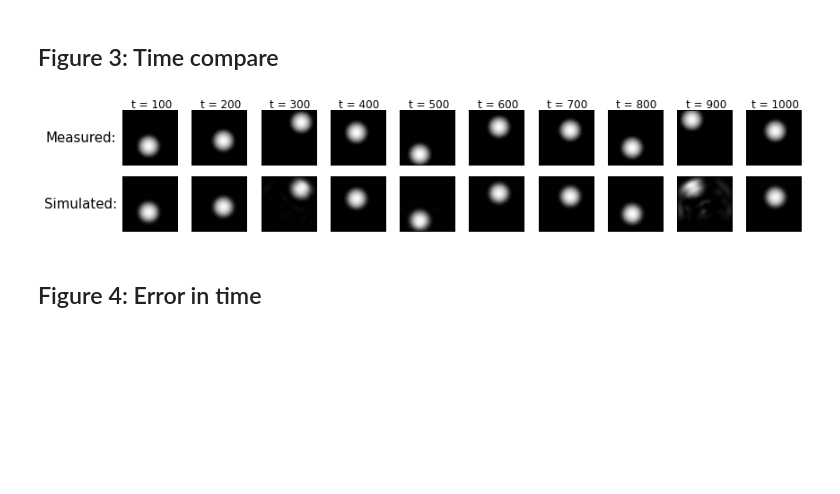
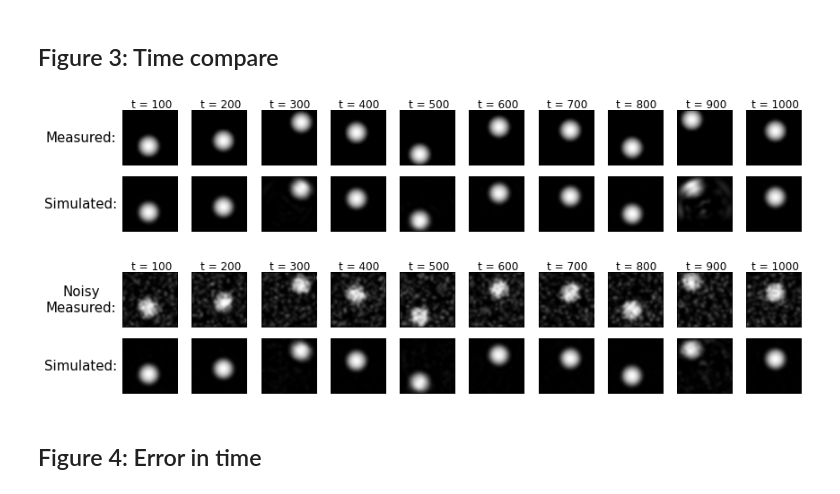
Before and after one commit to GerbenBeintema/SS-encoder-video, a Jupyter notebook: ball-in-box-encoder-approach.ipynb, the cells around one changed output. Cells and saved outputs as stored; diff of their text form; code cells hidden in the pictures; blank space fills up the shorter version.

```diff
--- a/ball-in-box-encoder-approach.ipynb
+++ b/ball-in-box-encoder-approach.ipynb
@@ -94,45 +218,50 @@ plt.show()
 # %% [markdown]
 ## Figure 3: Time compare
 # %%
-Xmax,Ymax = test_SS_encoder.y[0].shape
-Y = test_SS_encoder.y[100]
-def ball_show(Y,t,text=True):
-    Y = np.clip(Y,0,1)
-    plt.imshow(Y,cmap='gray',interpolation='bicubic',origin='lower')
-    plt.plot(np.array([0,Ymax,Ymax,0,0])-0.5,np.array([0,0,Xmax,Xmax,0])-0.5,'k')
-    if text: plt.text(Ymax/2,Xmax*1.075,'t = {}'.format(t),horizontalalignment='center',verticalalignment='center',fontdict=dict(size=12))
-    plt.axis('off')
-    #add other things
+def make_figure(test,test_sim,name,Measured='Measured'):
+    Xmax,Ymax = test.y[0].shape
+    Y = test.y[100]
+    def ball_show(Y,t,text=True):
+        Y = np.clip(Y,0,1)
+        plt.imshow(Y,cmap='gray',interpolation='bicubic',origin='lower')
+        plt.plot(np.array([0,Ymax,Ymax,0,0])-0.5,np.array([0,0,Xmax,Xmax,0])-0.5,'k')
+        if text: plt.text(Ymax/2,Xmax*1.075,'t = {}'.format(t),horizontalalignment='center',verticalalignment='center',fontdict=dict(size=12))
+        plt.axis('off')
+        #add other things
 
 
-offset = 26 #show extrapolation in 900
-tlist = list(range(100,1001,100))
-plt.figure(figsize=(15,2.5))
-plt.subplot(2,len(tlist)+1,1)
-plt.text(0.5,0.5,'Measured:',horizontalalignment='center',verticalalignment='center',fontdict=dict(size=15))
-plt.axis('off')
-plt.subplot(2,len(tlist)+1,len(tlist)+1+1)
-plt.text(0.5,0.5,'Simulated:',horizontalalignment='center',verticalalignment='center',fontdict=dict(size=15))
-plt.axis('off')
-for k,t in enumerate(tlist):
-    plt.subplot(2,len(tlist)+1,1+k+1)
-    ball_show(test.y[t+offset],t)
-    plt.subplot(2,len(tlist)+1,(1+len(tlist))+1+k+1)
-    ball_show(test_SS_encoder.y[t+offset],t,text=False)
-# plt.tight_layout() #does not work
-plt.savefig('./figures/strip.jpg',dpi=200)
-img0 = plt.imread('./figures/strip.jpg')
+    offset = 26 #show extrapolation in 900
+    tlist = list(range(100,1001,100))
+    plt.figure(figsize=(15,2.5))
+    plt.subplot(2,len(tlist)+1,1)
+    plt.text(0.5,0.5,f'{Measured}:',horizontalalignment='center',verticalalignment='center',fontdict=dict(size=15))
+    plt.axis('off')
+    plt.subplot(2,len(tlist)+1,len(tlist)+1+1)
+    plt.text(0.5,0.5,'Simulated:',horizontalalignment='center',verticalalignment='center',fontdict=dict(size=15))
+    plt.axis('off')
 
-#manual tight layout
-img = np.mean(img0,axis=2)
-xdiffs = np.arange(img.shape[1])[np.mean(img,axis=0)<255]
-ydiffs = np.arange(img.shape[0])[np.mean(img,axis=1)<255]
-xmin,xmax = np.min(xdiffs), np.max(xdiffs)
-ymin,ymax = np.min(ydiffs), np.max(ydiffs)
-plt.imsave('./figures/strip.jpg',img0[ymin-1:ymax+1,xmin-1:xmax+1])
-plt.show()
+    for k,t in enumerate(tlist):
+        plt.subplot(2,len(tlist)+1,1+k+1)
+        ball_show(test.y[t+offset],t)
+        plt.subplot(2,len(tlist)+1,(1+len(tlist))+1+k+1)
+        ball_show(test_sim.y[t+offset],t,text=False)
+    # plt.tight_layout() #does not work
+    plt.savefig(f'./figures/{name}.jpg',dpi=200)
+    img0 = plt.imread(f'./figures/{name}.jpg')
+
+    #manual tight layout
+    img = np.mean(img0,axis=2)
+    xdiffs = np.arange(img.shape[1])[np.mean(img,axis=0)<255]
+    ydiffs = np.arange(img.shape[0])[np.mean(img,axis=1)<255]
+    xmin,xmax = np.min(xdiffs), np.max(xdiffs)
+    ymin,ymax = np.min(ydiffs), np.max(ydiffs)
+    plt.imsave(f'./figures/{name}.jpg',img0[ymin-1:ymax+1,xmin-1:xmax+1])
+    plt.show()
+make_figure(test,test_SS_encoder,'strip')
+make_figure(test_100,test_100_ss,'strip-100-noise',Measured='Noisy\nMeasured')
 # %% [output]
 [figure]
+[figure, added]
 # %% [markdown]
 ## Figure 4: Error in time
 # %%
```
Also changed, not shown: parts of 18 cells of this notebook.
